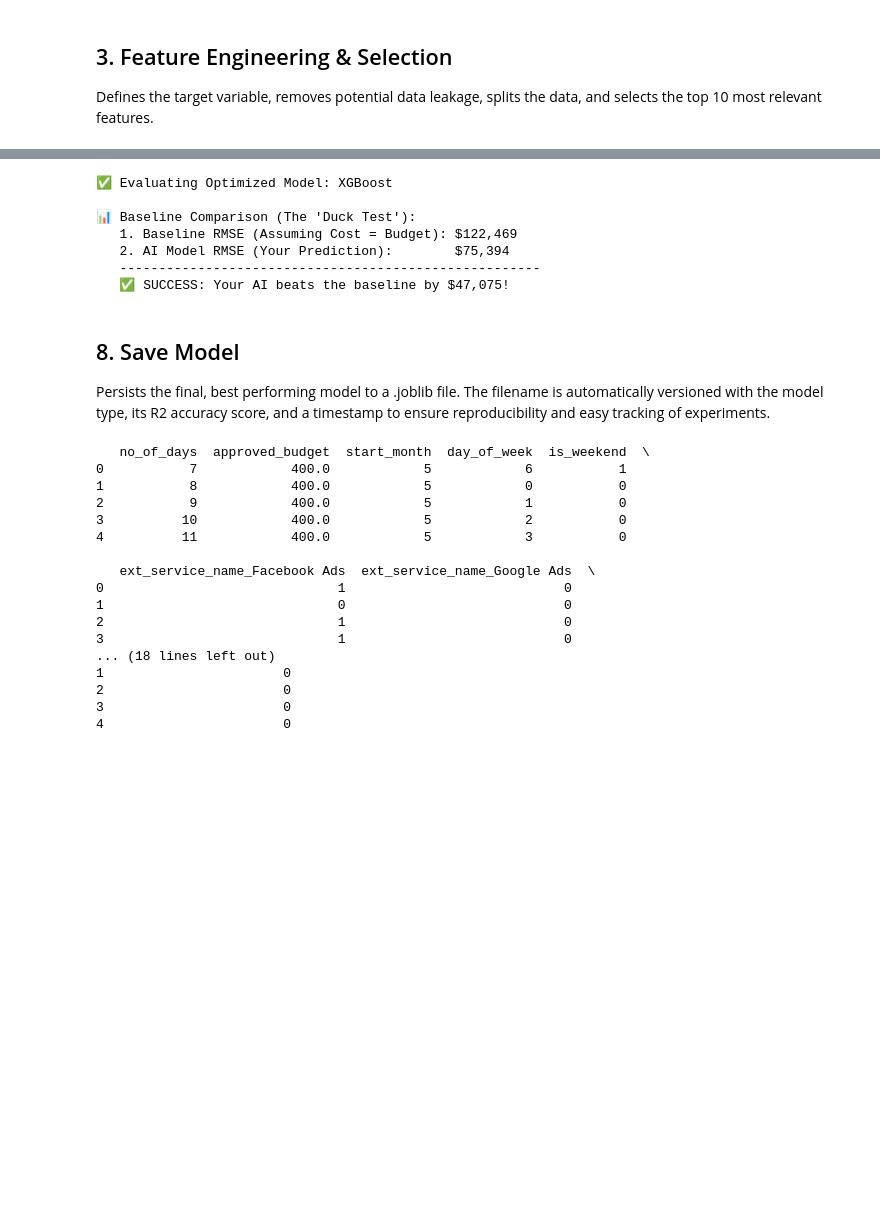
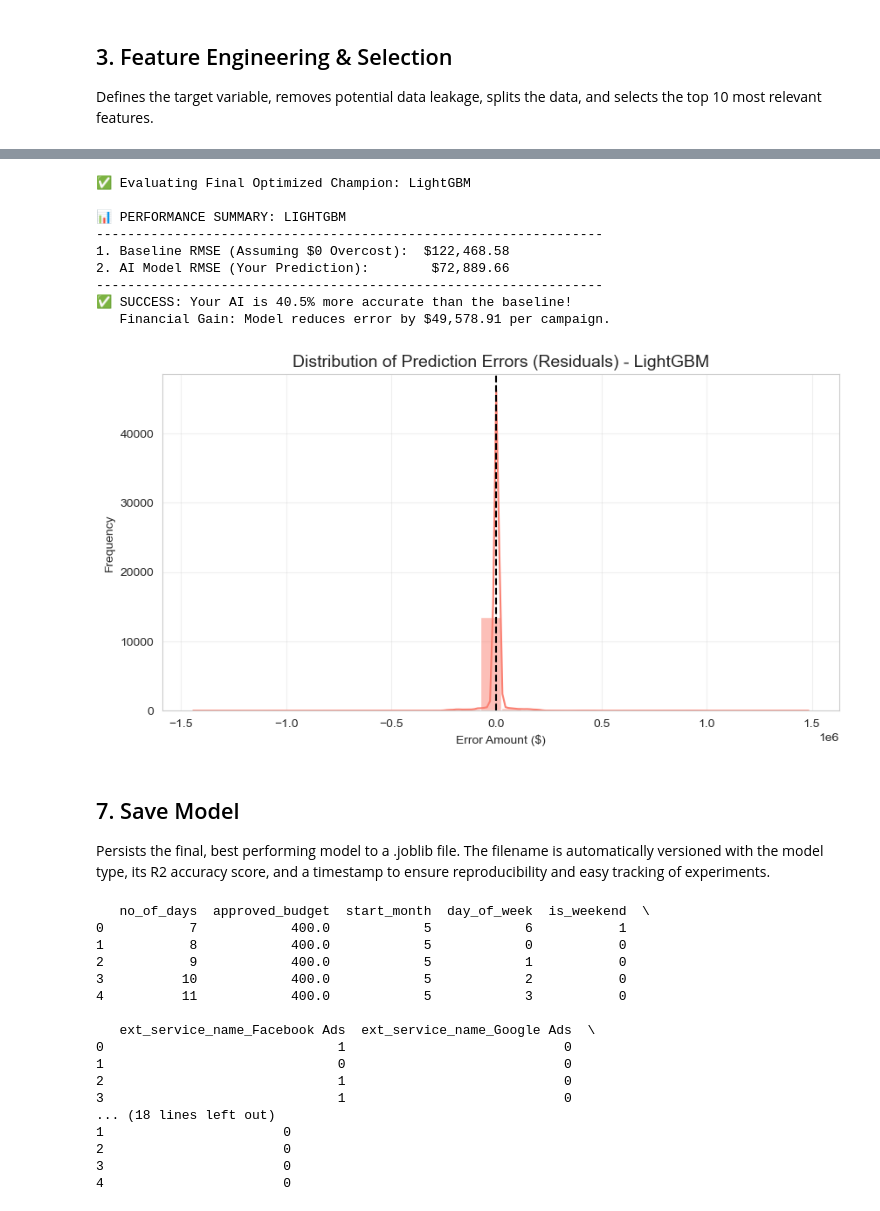
Before and after one commit to 1220823/Viralytics-Desafio-2, a Jupyter notebook: src/Model_Training/train_market_model.ipynb, the cells around one changed output, grey strips where cells are left out. Drawn from its saved outputs; the diff is of its cells as text; code cells hidden in the pictures; blank space fills up the shorter version.

```diff
--- a/src/Model_Training/train_market_model.ipynb
+++ b/src/Model_Training/train_market_model.ipynb
@@ -328,51 +271,66 @@ Passing `palette` without assigning `hue` is deprecated and will be removed in v
 
 Selects the best performing model and validates its value by comparing it against a "Naive Baseline" (simply guessing the average conversion rate for everyone).
 # %%
-# 1. Select the Best Model
+# Select the Best Model
 if best_opt_model is not None:
     final_model = best_opt_model
     model_name = best_model_name
-    print(f"✅ Evaluating Optimized Model: {model_name}")
+    print(f"✅ Evaluating Final Optimized Champion: {model_name}")
 else:
-    # Fallback to a baseline if optimization failed
-    # We create a pipeline for the fallback to ensure it works
-    model_name = list(models.keys())[0]
-    final_model = Pipeline([
-        ('selector', SelectKBest(score_func=f_regression, k=10)),
-        ('regressor', models[model_name])
-    ])
-    final_model.fit(X_train, y_train)
-    print(f"⚠️ Evaluating: First Model ({model_name}) - Winner not found")
+    # Fallback safety
+    model_name = "LightGBM"
+    final_model = trained_pipelines.get(model_name)
+    print(f"⚠️ Warning: Using Fallback Model ({model_name}).")
 
-# 2. Get Predictions (Pipeline handles selection automatically)
+# Get Predictions
 y_pred = final_model.predict(X_test)
 
-# --- THE BASELINE TEST (The "Duck Test") ---
-baseline_preds = np.zeros(len(y_test)) # Baseline = Predicting 0 Overcost every time
+# Calculate the "Naive" Baseline
+# Logic: "If I just assumed every campaign hits budget exactly ($0 overcost), how wrong am I?"
+baseline_preds = np.zeros(len(y_test))
 
+# Metrics Calculation
 baseline_rmse = np.sqrt(mean_squared_error(y_test, baseline_preds))
 model_rmse = np.sqrt(mean_squared_error(y_test, y_pred))
 improvement = baseline_rmse - model_rmse
+percent_improvement = (improvement / baseline_rmse) * 100 if baseline_rmse != 0 else 0
 
-print(f"\n📊 Baseline Comparison (The 'Duck Test'):")
-print(f"   1. Baseline RMSE (Assuming Cost = Budget): ${baseline_rmse:,.0f}")
-print(f"   2. AI Model RMSE (Your Prediction):        ${model_rmse:,.0f}")
-print(f"   ------------------------------------------------------")
+# PRINT THE REPORT
+print(f"\n📊 PERFORMANCE SUMMARY: {model_name.upper()}")
+print("-" * 65)
+print(f"1. Baseline RMSE (Assuming $0 Overcost):  ${baseline_rmse:,.2f}")
+print(f"2. AI Model RMSE (Your Prediction):        ${model_rmse:,.2f}")
+print("-" * 65)
 
 if improvement > 0:
-    print(f"   ✅ SUCCESS: Your AI beats the baseline by ${improvement:,.0f}!")
+    print(f"✅ SUCCESS: Your AI is {percent_improvement:.1f}% more accurate than the baseline!")
+    print(f"   Financial Gain: Model reduces error by ${improvement:,.2f} per campaign.")
 else:
-    print(f"   ❌ FAIL: The AI is worse than just guessing 0.")
+    print(f"❌ FAIL: The AI is currently worse than just guessing zero.")
+
+# Visualization: Prediction Error Distribution
+errors = y_test - y_pred
+plt.figure(figsize=(10, 5))
+sns.histplot(errors, kde=True, color='salmon', bins=30)
+plt.axvline(0, color='black', linestyle='--')
+plt.title(f'Distribution of Prediction Errors (Residuals) - {model_name}', fontsize=14)
+plt.xlabel('Error Amount ($)')
+plt.ylabel('Frequency')
+plt.grid(True, alpha=0.3)
+plt.show()
 # %% [output]
-✅ Evaluating Optimized Model: XGBoost
+✅ Evaluating Final Optimized Champion: LightGBM
 
-📊 Baseline Comparison (The 'Duck Test'):
-   1. Baseline RMSE (Assuming Cost = Budget): $122,469
-   2. AI Model RMSE (Your Prediction):        $75,394
-   ------------------------------------------------------
-   ✅ SUCCESS: Your AI beats the baseline by $47,075!
+📊 PERFORMANCE SUMMARY: LIGHTGBM
+-----------------------------------------------------------------
+1. Baseline RMSE (Assuming $0 Overcost):  $122,468.58
+2. AI Model RMSE (Your Prediction):        $72,889.66
+-----------------------------------------------------------------
+✅ SUCCESS: Your AI is 40.5% more accurate than the baseline!
+   Financial Gain: Model reduces error by $49,578.91 per campaign.
+[figure, added]
 # %% [markdown]
-## 8. Save Model
+## 7. Save Model
 
 Persists the final, best performing model to a .joblib file. The filename is automatically versioned with the model type, its R2 accuracy score, and a timestamp to ensure reproducibility and easy tracking of experiments.
 # %%
```
Also changed, not shown: parts of 11 cells of this notebook, 19 other files.
